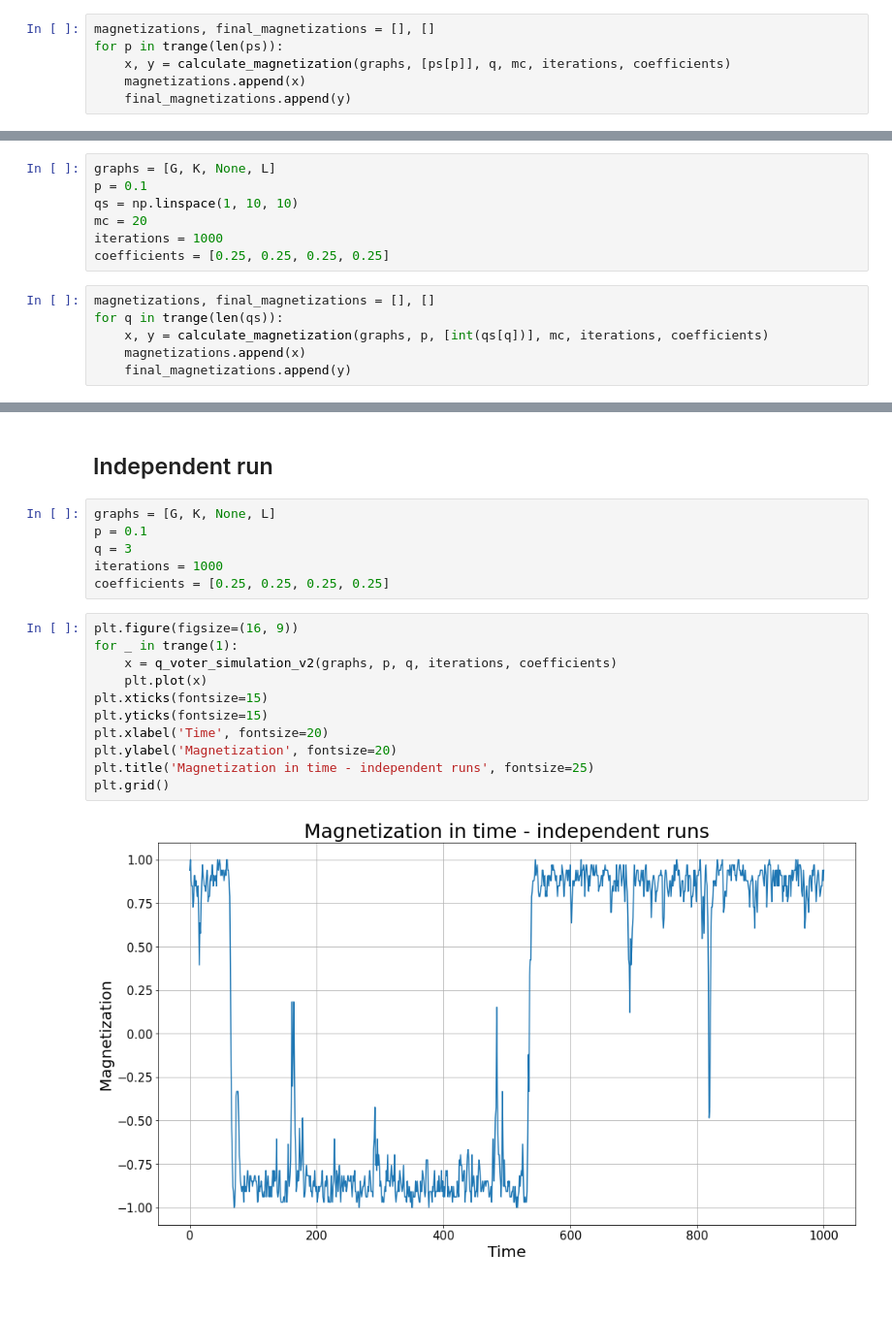
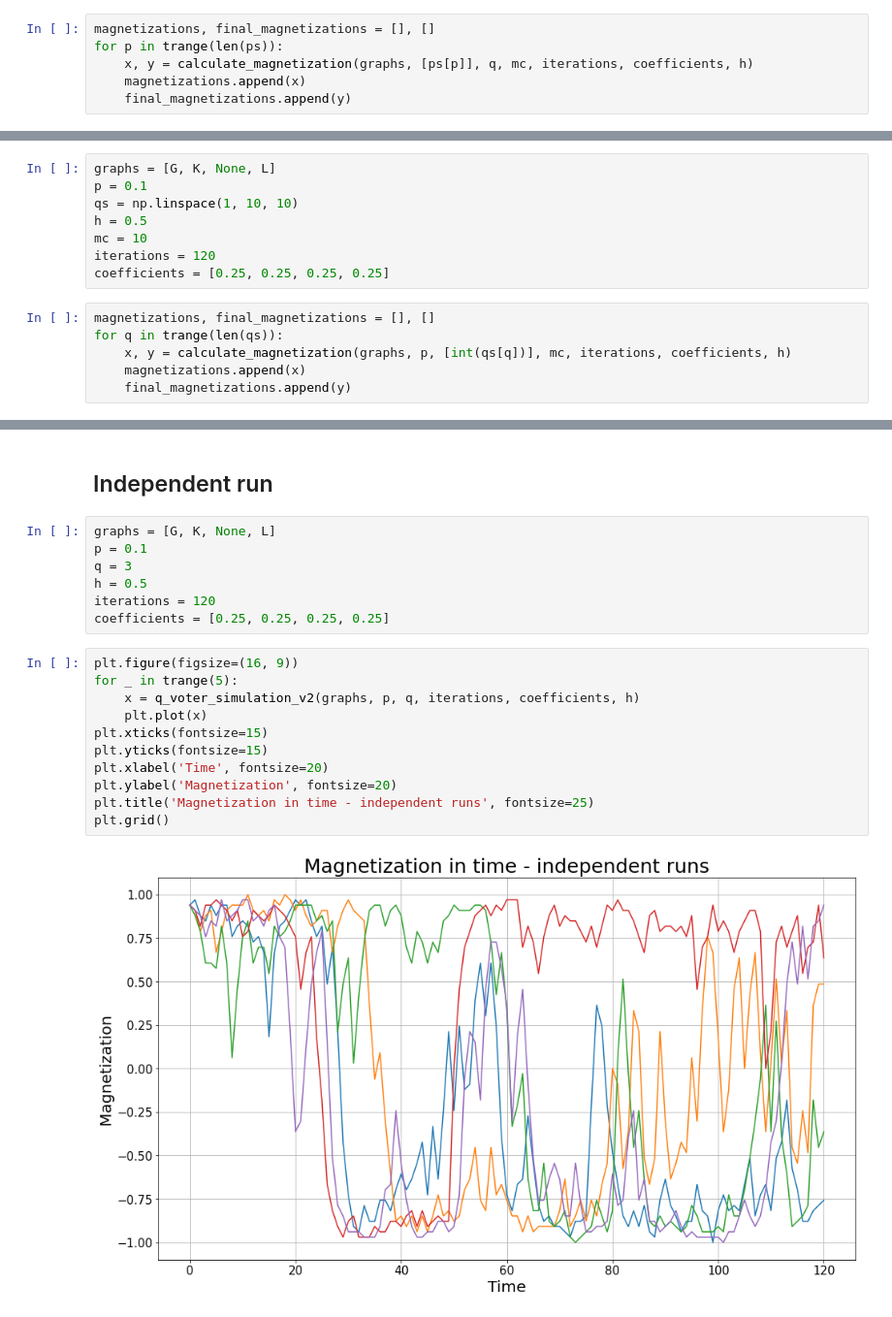
Before and after one commit to dpalatynski/Master-Thesis, a Jupyter notebook: Models_5.ipynb, the cells around one changed output, grey strips where cells are left out. Shown at 97% size. Saved outputs shown, nothing was run; the diff lists cells and outputs as text.

```diff
--- a/Models_5.ipynb
+++ b/Models_5.ipynb
@@ -199,7 +214,7 @@ coefficients = [0.25, 0.25, 0.25, 0.25]
 # %%
 magnetizations, final_magnetizations = [], []
 for p in trange(len(ps)):
-    x, y = calculate_magnetization(graphs, [ps[p]], q, mc, iterations, coefficients)
+    x, y = calculate_magnetization(graphs, [ps[p]], q, mc, iterations, coefficients, h)
     magnetizations.append(x)
     final_magnetizations.append(y)
 # %%
@@ -222,13 +237,14 @@ plt.legend(prop={'size': 15})
 graphs = [G, K, None, L]
 p = 0.1
 qs = np.linspace(1, 10, 10)
-mc = 20
-iterations = 1000
+h = 0.5
+mc = 10
+iterations = 120
 coefficients = [0.25, 0.25, 0.25, 0.25]
 # %%
 magnetizations, final_magnetizations = [], []
 for q in trange(len(qs)):
-    x, y = calculate_magnetization(graphs, p, [int(qs[q])], mc, iterations, coefficients)
+    x, y = calculate_magnetization(graphs, p, [int(qs[q])], mc, iterations, coefficients, h)
     magnetizations.append(x)
     final_magnetizations.append(y)
 # %%
@@ -251,18 +267,19 @@ plt.legend(prop={'size': 15})
 graphs = [G, K, None, L]
 p = 0.1
 q = 3
-iterations = 1000
+h = 0.5
+iterations = 120
 coefficients = [0.25, 0.25, 0.25, 0.25]
 # %%
 plt.figure(figsize=(16, 9))
-for _ in trange(1):
-    x = q_voter_simulation_v2(graphs, p, q, iterations, coefficients)
+for _ in trange(5):
+    x = q_voter_simulation_v2(graphs, p, q, iterations, coefficients, h)
     plt.plot(x)
 plt.xticks(fontsize=15)
 plt.yticks(fontsize=15)
 plt.xlabel('Time', fontsize=20)
 plt.ylabel('Magnetization', fontsize=20)
 plt.title('Magnetization in time - independent runs', fontsize=25)
 plt.grid()
 # %% [output]
-[figure, old version]
+[figure, new version]
```
Also changed, not shown: parts of 13 cells of this notebook, 10 other files.
